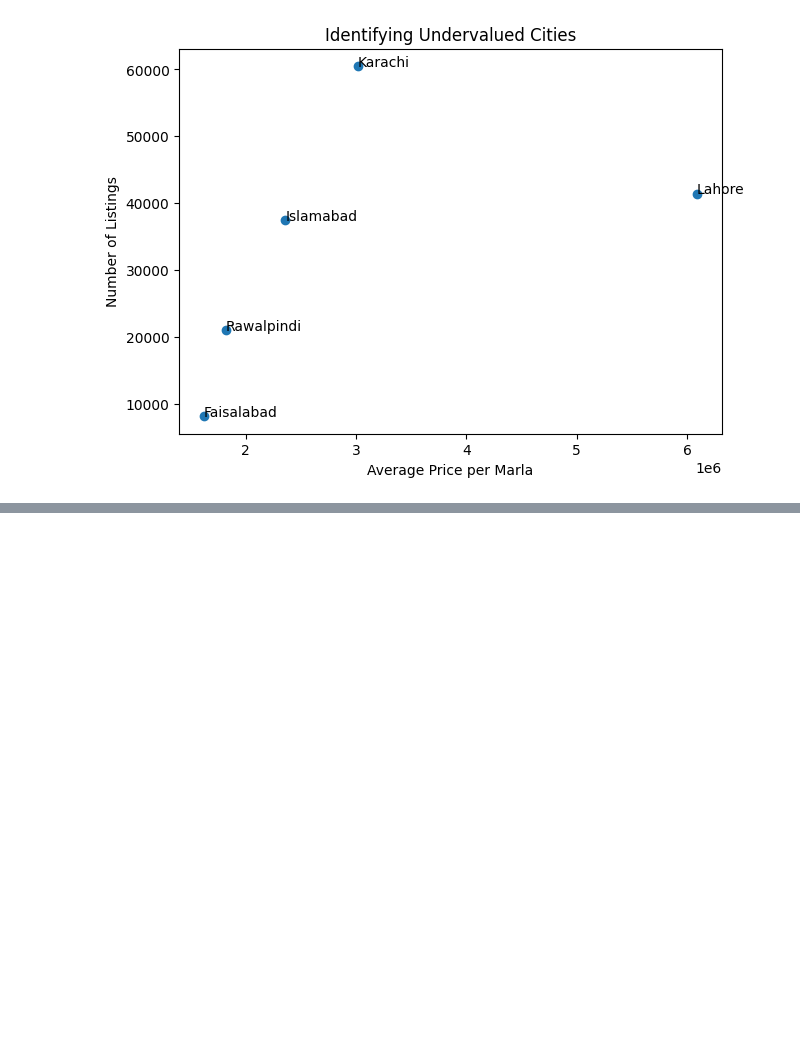
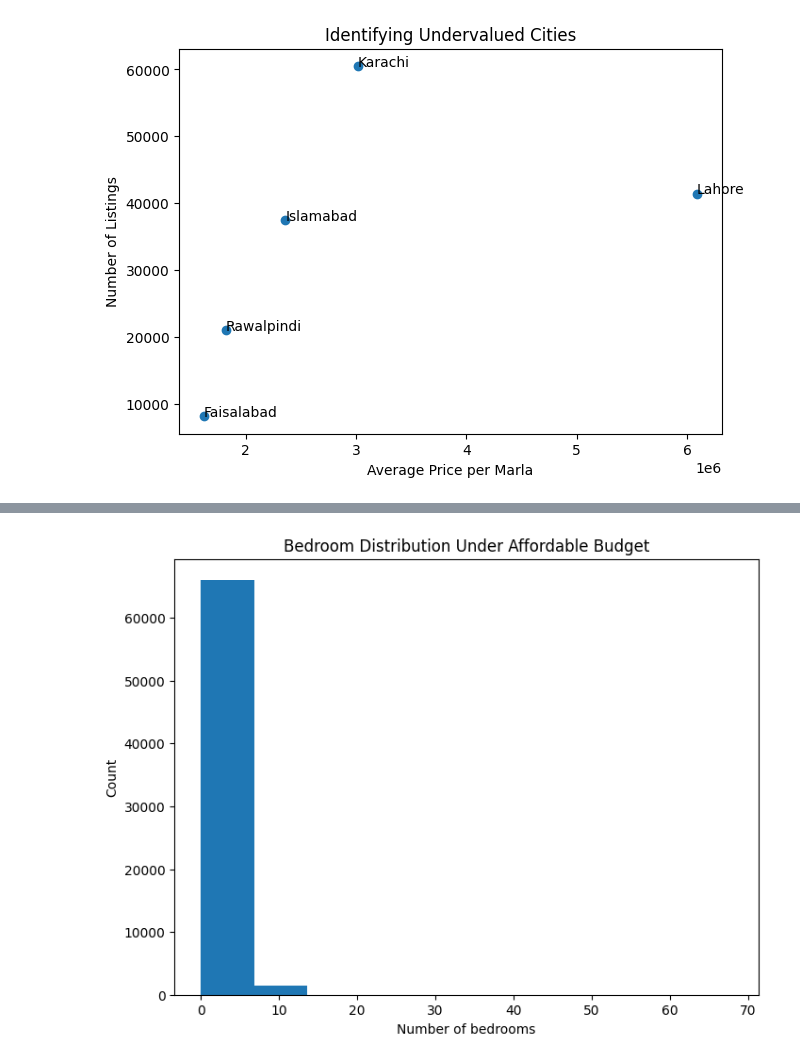
Before and after one commit to Abdul-Rafay-web/Data-Wrangling, a Jupyter notebook: Teknofest/main_competition.ipynb, the cells around one changed output, grey strips where cells are left out. Saved outputs shown, nothing was run; the diff lists cells and outputs as text; code cells hidden in the pictures; blank space fills up the shorter version.

```diff
--- a/Teknofest/main_competition.ipynb
+++ b/Teknofest/main_competition.ipynb
@@ -290,0 +297,3 @@ plt.show()
+# %%
+affordability=df['price'].quantile(0.4)
+print(affordability)
@@ -290,0 +304,3 @@ plt.show()
+# %%
+affordable_df=df[df['price']<=affordability]
+affordable_df[['Area Size','bedrooms','baths']].describe()
@@ -290,0 +317,9 @@ plt.show()
+# %%
+plt.figure(figsize=(8,6))
+plt.hist(affordable_df['bedrooms'],bins=10)
+plt.xlabel("Number of bedrooms")
+plt.ylabel("Count")
+plt.title('Bedroom Distribution Under Affordable Budget')
+plt.show()
+# %% [output]
+[figure, added]
```
Also changed, not shown: parts of 6 cells of this notebook.
